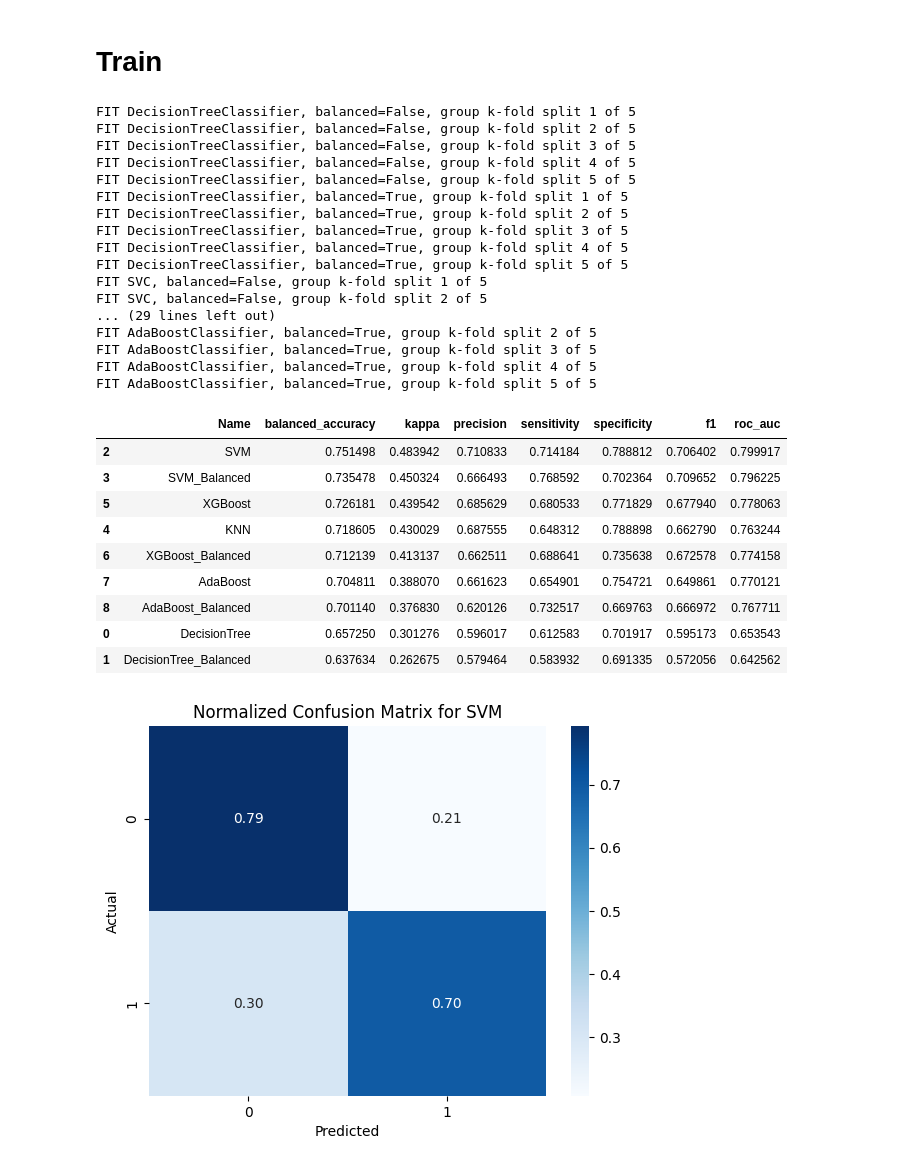
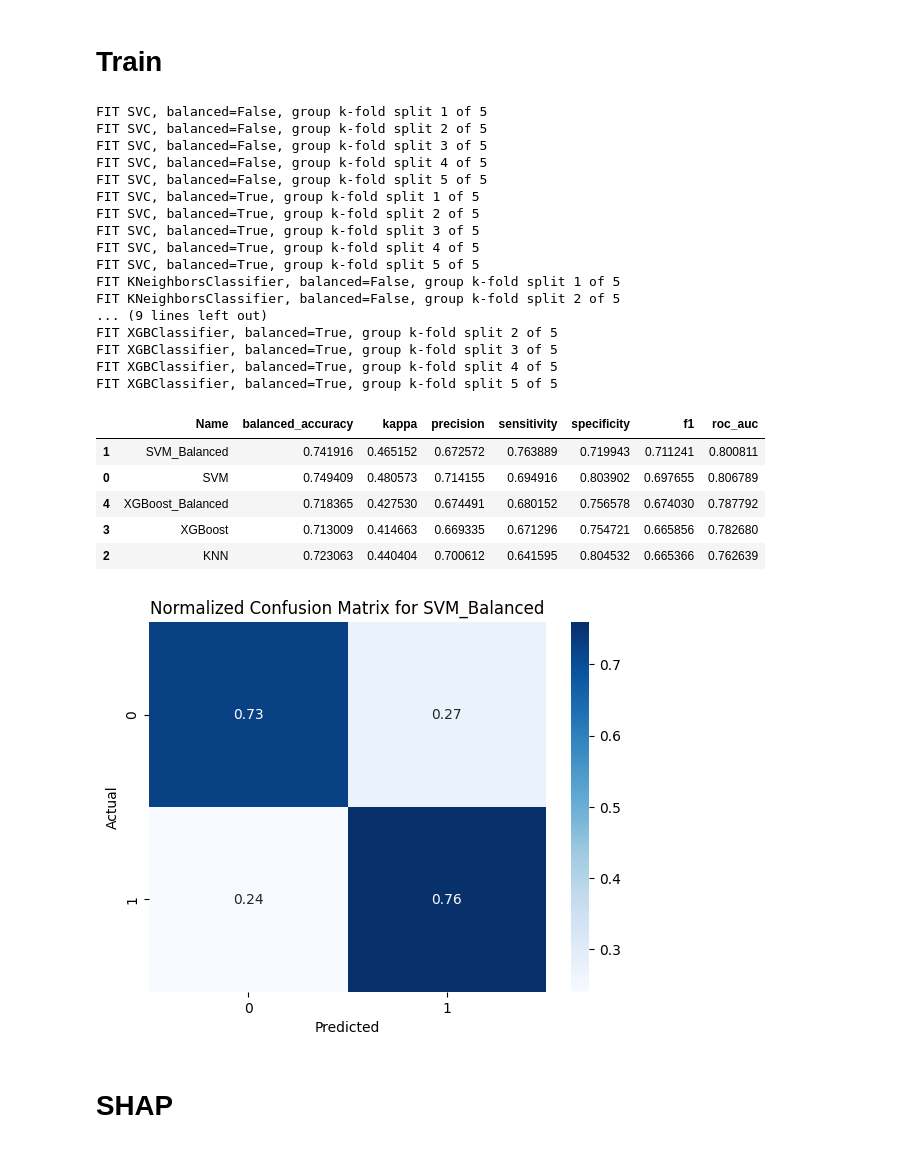
Before and after one commit to Kirk-KD/asd-eye-tracking, a Jupyter notebook: asd_eye_tracking.ipynb, the cells around one changed output. Drawn from its saved outputs; the diff is of its cells as text; code cells hidden in the pictures.

```diff
--- a/asd_eye_tracking.ipynb
+++ b/asd_eye_tracking.ipynb
@@ -79,7 +82,8 @@ to_combine = {
     'look_category': ['Category Right', 'Category Left'],
     'pupil_diameter_mm': ['Pupil Diameter Right [mm]', 'Pupil Diameter Left [mm]'],
     'por_x': ['Point of Regard Right X [px]', 'Point of Regard Left X [px]'],
-    'por_y': ['Point of Regard Right Y [px]', 'Point of Regard Left Y [px]']
+    'por_y': ['Point of Regard Right Y [px]', 'Point of Regard Left Y [px]'],
+    'aoi': ['AOI Name Right', 'AOI Name Left']
 }
 for new_col, cols in to_combine.items():
     experiments_df[new_col] = experiments_df[cols[0]].combine_first(experiments_df[cols[1]])
@@ -349,7 +315,7 @@ class Trainer:
             # Apply z-score per stimulus for training set
             def zscore_train(row):
                 mean = stim_stats.loc[row['stimulus'], (slice(None), 'mean')]
-                std = stim_stats.loc[row['stimulus'], (slice(None), 'std')]
+                std = stim_stats.loc[row['stimulus'], (slice(None), 'std')] + 1e-4
                 return (row[FEATURES] - mean.values) / std.values
 
             X_train[FEATURES] = X_train.apply(zscore_train, axis=1).fillna(0)
@@ -360,7 +326,7 @@ class Trainer:
             def zscore_test(row):
                 if row['stimulus'] in stim_stats.index:
                     mean = stim_stats.loc[row['stimulus'], (slice(None), 'mean')]
-                    std = stim_stats.loc[row['stimulus'], (slice(None), 'std')]
+                    std = stim_stats.loc[row['stimulus'], (slice(None), 'std')] + 1e-4
                     return (row[FEATURES] - mean.values) / std.values
                 else:
                     # Stimulus unseen in training
@@ -411,19 +377,20 @@ class Trainer:
         return avg_results, cm_df
 # %%
 model_configs = [
-    ('DecisionTree', DecisionTreeClassifier, False),
-    ('DecisionTree_Balanced', DecisionTreeClassifier, True),
+    # ('DecisionTree', DecisionTreeClassifier, False),
+    # ('DecisionTree_Balanced', DecisionTreeClassifier, True),
     ('SVM', svm.SVC, False),
     ('SVM_Balanced', svm.SVC, True),
     ('KNN', KNeighborsClassifier, False),
     ('XGBoost', xgb.XGBClassifier, False),
     ('XGBoost_Balanced', xgb.XGBClassifier, True),
-    ('AdaBoost', AdaBoostClassifier, False),
-    ('AdaBoost_Balanced', AdaBoostClassifier, True)
+    # ('AdaBoost', AdaBoostClassifier, False),
+    # ('AdaBoost_Balanced', AdaBoostClassifier, True)
 ]
 
 results_list = []
 confusion_matrices = {}
+trainers = {}
 
 for name, model_class, balanced in model_configs:
     trainer = Trainer(
@@ -436,49 +403,48 @@ for name, model_class, balanced in model_configs:
     metrics_results, cm = trainer.fit()
     results_list.append({'Name': name, **metrics_results})
     confusion_matrices[name] = cm
+    trainers[name] = trainer
 
 df_cv_results = pd.DataFrame(results_list)
-df_cv_results = df_cv_results.sort_values('kappa', ascending=False)
+df_cv_results = df_cv_results.sort_values('f1', ascending=False)
 df_cv_results
 # %% [output]
-FIT DecisionTreeClassifier, balanced=False, group k-fold split 1 of 5
-FIT DecisionTreeClassifier, balanced=False, group k-fold split 2 of 5
-FIT DecisionTreeClassifier, balanced=False, group k-fold split 3 of 5
-FIT DecisionTreeClassifier, balanced=False, group k-fold split 4 of 5
-FIT DecisionTreeClassifier, balanced=False, group k-fold split 5 of 5
-FIT DecisionTreeClassifier, balanced=True, group k-fold split 1 of 5
-FIT DecisionTreeClassifier, balanced=True, group k-fold split 2 of 5
-FIT DecisionTreeClassifier, balanced=True, group k-fold split 3 of 5
-FIT DecisionTreeClassifier, balanced=True, group k-fold split 4 of 5
-FIT DecisionTreeClassifier, balanced=True, group k-fold split 5 of 5
 FIT SVC, balanced=False, group k-fold split 1 of 5
 FIT SVC, balanced=False, group k-fold split 2 of 5
-... (29 lines left out)
-FIT AdaBoostClassifier, balanced=True, group k-fold split 2 of 5
-FIT AdaBoostClassifier, balanced=True, group k-fold split 3 of 5
-FIT AdaBoostClassifier, balanced=True, group k-fold split 4 of 5
-FIT AdaBoostClassifier, balanced=True, group k-fold split 5 of 5
+FIT SVC, balanced=False, group k-fold split 3 of 5
+FIT SVC, balanced=False, group k-fold split 4 of 5
+FIT SVC, balanced=False, group k-fold split 5 of 5
+FIT SVC, balanced=True, group k-fold split 1 of 5
+FIT SVC, balanced=True, group k-fold split 2 of 5
+FIT SVC, balanced=True, group k-fold split 3 of 5
+FIT SVC, balanced=True, group k-fold split 4 of 5
+FIT SVC, balanced=True, group k-fold split 5 of 5
+FIT KNeighborsClassifier, balanced=False, group k-fold split 1 of 5
+FIT KNeighborsClassifier, balanced=False, group k-fold split 2 of 5
+... (9 lines left out)
+FIT XGBClassifier, balanced=True, group k-fold split 2 of 5
+FIT XGBClassifier, balanced=True, group k-fold split 3 of 5
+FIT XGBClassifier, balanced=True, group k-fold split 4 of 5
+FIT XGBClassifier, balanced=True, group k-fold split 5 of 5
 |  | Name | balanced_accuracy | kappa | precision | sensitivity | specificity | f1 | roc_auc |
-| 2 | SVM | 0.751498 | 0.483942 | 0.710833 | 0.714184 | 0.788812 | 0.706402 | 0.799917 |
-| 3 | SVM_Balanced | 0.735478 | 0.450324 | 0.666493 | 0.768592 | 0.702364 | 0.709652 | 0.796225 |
-| 5 | XGBoost | 0.726181 | 0.439542 | 0.685629 | 0.680533 | 0.771829 | 0.677940 | 0.778063 |
-| 4 | KNN | 0.718605 | 0.430029 | 0.687555 | 0.648312 | 0.788898 | 0.662790 | 0.763244 |
-| 6 | XGBoost_Balanced | 0.712139 | 0.413137 | 0.662511 | 0.688641 | 0.735638 | 0.672578 | 0.774158 |
-| 7 | AdaBoost | 0.704811 | 0.388070 | 0.661623 | 0.654901 | 0.754721 | 0.649861 | 0.770121 |
-| 8 | AdaBoost_Balanced | 0.701140 | 0.376830 | 0.620126 | 0.732517 | 0.669763 | 0.666972 | 0.767711 |
-| 0 | DecisionTree | 0.657250 | 0.301276 | 0.596017 | 0.612583 | 0.701917 | 0.595173 | 0.653543 |
-| 1 | DecisionTree_Balanced | 0.637634 | 0.262675 | 0.579464 | 0.583932 | 0.691335 | 0.572056 | 0.642562 |
+| 1 | SVM_Balanced | 0.741916 | 0.465152 | 0.672572 | 0.763889 | 0.719943 | 0.711241 | 0.800811 |
+| 0 | SVM | 0.749409 | 0.480573 | 0.714155 | 0.694916 | 0.803902 | 0.697655 | 0.806789 |
+| 4 | XGBoost_Balanced | 0.718365 | 0.427530 | 0.674491 | 0.680152 | 0.756578 | 0.674030 | 0.787792 |
+| 3 | XGBoost | 0.713009 | 0.414663 | 0.669335 | 0.671296 | 0.754721 | 0.665856 | 0.782680 |
+| 2 | KNN | 0.723063 | 0.440404 | 0.700612 | 0.641595 | 0.804532 | 0.665366 | 0.762639 |
 # %%
 def show_cm(model_name):
     cm = confusion_matrices[model_name]
     cm_normalized = cm.div(cm.sum(axis=1), axis=0)
 
     sns.heatmap(cm_normalized, annot=True, fmt='.2f', cmap='Blues', xticklabels=[0,1], yticklabels=[0,1])
     plt.xlabel('Predicted')
     plt.ylabel('Actual')
     plt.title(f'Normalized Confusion Matrix for {model_name}')
     plt.show()
 
-show_cm('SVM')
+show_cm('SVM_Balanced')
 # %% [output]
-[figure, old version]
+[figure, new version]
+# %% [markdown]
+# SHAP
```
Also changed, not shown: parts of 9 cells of this notebook.
